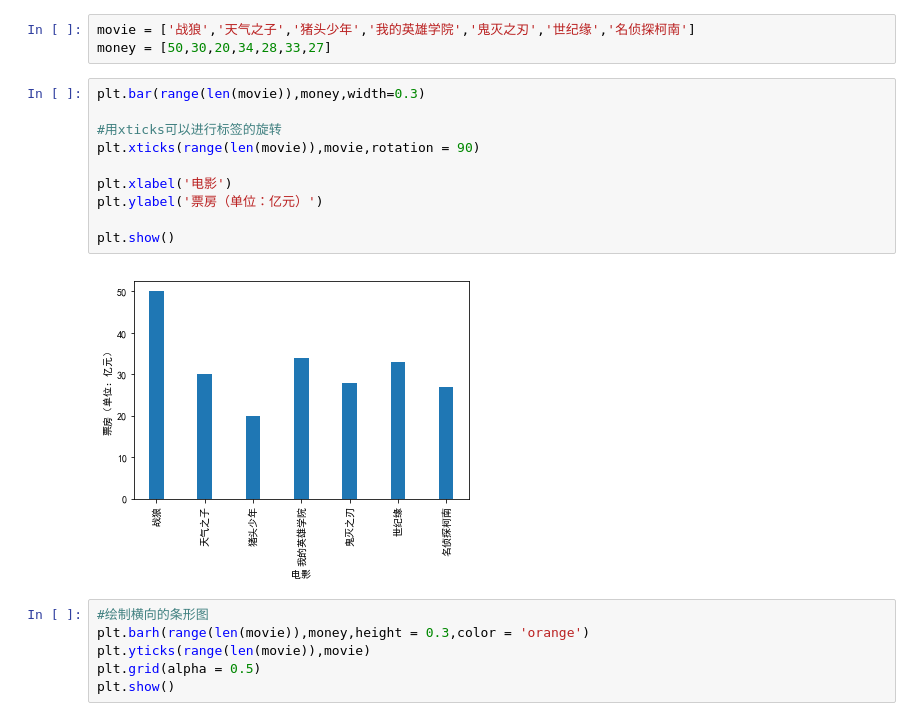
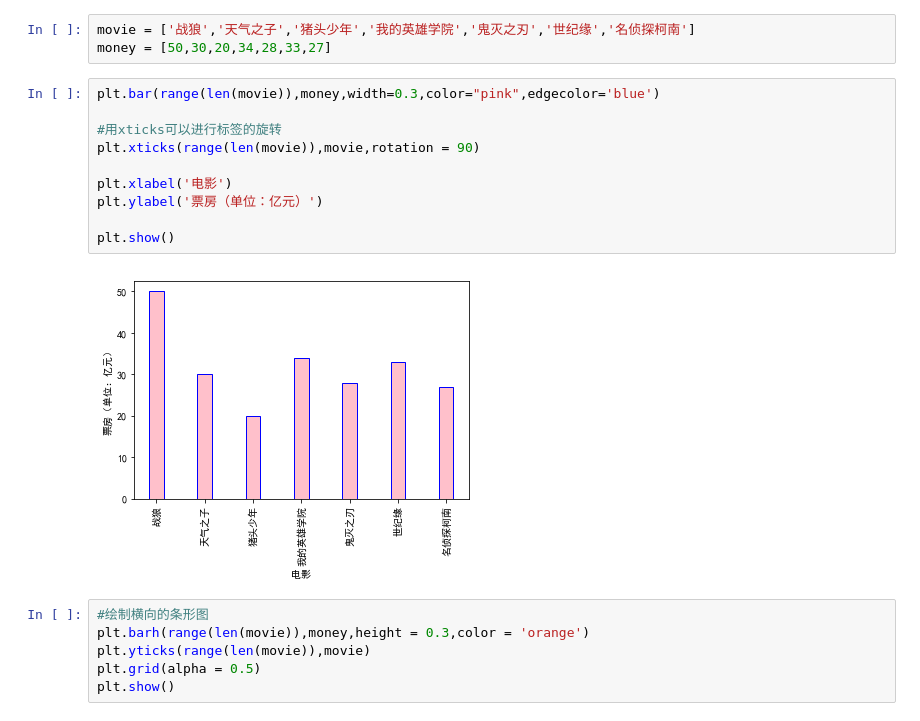
Before and after one commit to qsy28/study-notes, a Jupyter notebook: Python与统计/Matplotlib学习总结.ipynb, the cells around one changed output. Saved outputs shown, nothing was run; the diff lists cells and outputs as text.

```diff
--- a/Python与统计/Matplotlib学习总结.ipynb
+++ b/Python与统计/Matplotlib学习总结.ipynb
@@ -111,17 +138,17 @@ plt.rcParams['axes.unicode_minus'] = False
 movie = ['战狼','天气之子','猪头少年','我的英雄学院','鬼灭之刃','世纪缘','名侦探柯南']
 money = [50,30,20,34,28,33,27]
 # %%
-plt.bar(range(len(movie)),money,width=0.3)
+plt.bar(range(len(movie)),money,width=0.3,color="pink",edgecolor='blue')
 
 #用xticks可以进行标签的旋转
 plt.xticks(range(len(movie)),movie,rotation = 90)
 
 plt.xlabel('电影')
 plt.ylabel('票房（单位：亿元）')
 
 plt.show()
 # %% [output]
-[figure, old version]
+[figure, new version]
 # %%
 #绘制横向的条形图
 plt.barh(range(len(movie)),money,height = 0.3,color = 'orange')
```
Also changed, not shown: parts of 11 cells of this notebook, 4 other files.
